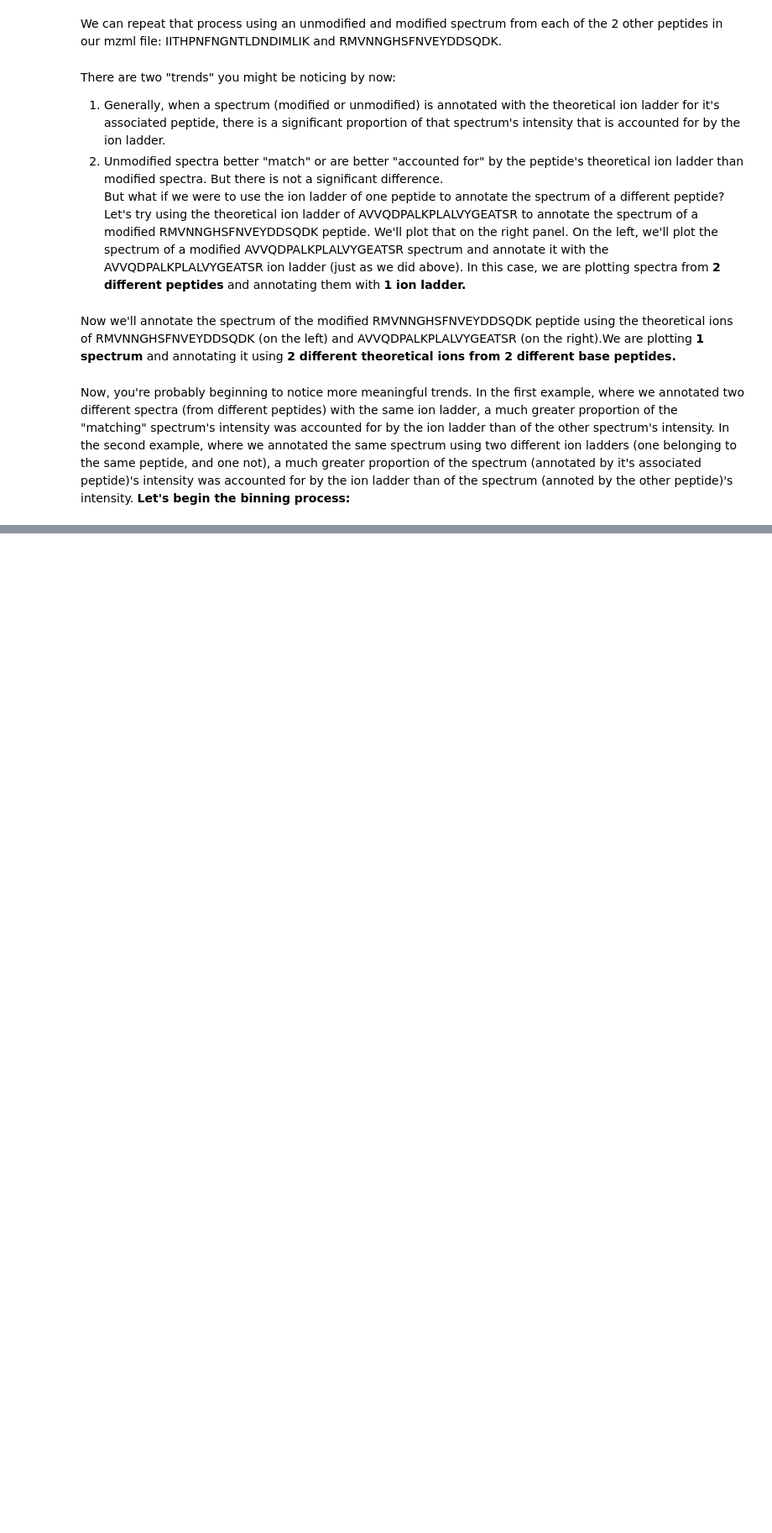
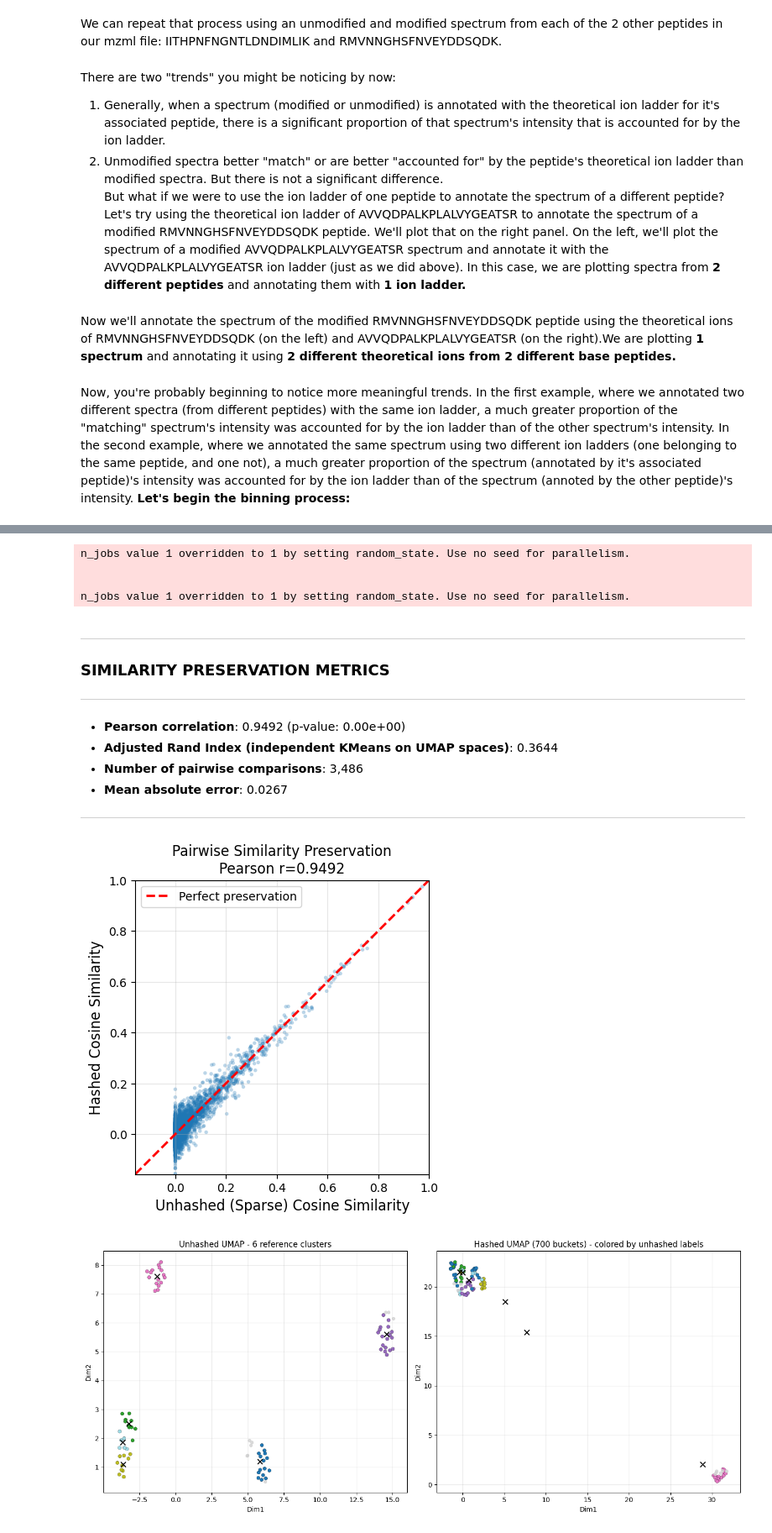
Before and after one commit to Alexander-Sol/MS_spectra_encoding, a Jupyter notebook: 02_Spectral_Hashing_and_OMS.ipynb, the cells around one changed output, grey strips where cells are left out. Shown at 84% size. Saved outputs shown, nothing was run; the diff lists cells and outputs as text; code cells hidden in the pictures; blank space fills up the shorter version.

```diff
--- a/02_Spectral_Hashing_and_OMS.ipynb
+++ b/02_Spectral_Hashing_and_OMS.ipynb
@@ -1344,3 +1344,5 @@ plot_MS2(hashed_spectrum, 'Scan 8090: Hashed Spectrum')
 <img src="Scan8090_Original.png" width="400" height="300">
 <img src="Scan8090_Binned.png" width="400" height="300">
 <img src="Scan8090_Hashed.png" width="400" height="300">
+# %%
+demo_mzml_path = "04-17-23_CA_Tryp_HCD_10min-calib.mzML"
@@ -1426,0 +1379,46 @@ n_jobs value 1 overridden to 1 by setting random_state. Use no seed for parallel
+# %%
+SHHWGYGK_spectra=[
+    2921, 2940, 3220, 3246, 3922, 4059, 4091
+]
+
+HNGPEHWHKDFPIANGER_Spectra= [
+    3770, 3811, 3826, 3960, 3997, 4162, 4165, 4185, 4197, 4494,
+    4507, 4595, 4597, 4643, 4710, 4727, 4949, 4950, 4961, 4963, 5097
+]
+
+LVQFHFHWGSSDDQGSEHTVDRK_Spectra = [
+    5211, 5225, 5231, 5241, 5248, 5286, 5465, 5996
+]
+
+QSPVDIDTK_Spectra = [
+    3551, 3819, 4068, 4127, 4293, 4293, 4366, 4477,
+    5155, 5171, 5340, 5480
+]
+
+RMVNNGHSFNVEYDDSQDK_Spectra = [
+    3325, 3340, 3452, 3483, 3612, 3758, 3809, 3834, 3835, 3837,
+    3864, 3914, 3925, 3982, 3990, 3992, 4010, 4018, 4022, 4023,
+    4086, 4217, 4262, 4510, 4686
+]
+
+MVNNGHSFNVEYDDSQDKAVLK_Spectra = [
+    4863, 4711, 4842, 457, 4683, 5124, 4544, 4772,
+    5044, 4693, 5356, 6438, 5668, 4690
+]
+
+# random_spectra = random.sample(range(2901, 6317), 50)
+
+
+# Combines list and removes duplicates
+Combined_spectra_list = [
+    x for x in set(SHHWGYGK_spectra + HNGPEHWHKDFPIANGER_Spectra + LVQFHFHWGSSDDQGSEHTVDRK_Spectra + QSPVDIDTK_Spectra + RMVNNGHSFNVEYDDSQDK_Spectra +
+                   MVNNGHSFNVEYDDSQDKAVLK_Spectra) if 2901 <= x <= 6317
+]
+
+prove_similarity_preservation_plots_and_statistics(
+    mzml_path=demo_mzml_path,
+    hash_buckets=800,
+    spectra_idx_to_compare=Combined_spectra_list,
+    k_means=6
+)
+# %% [output]
@@ -1426,0 +1429,15 @@ n_jobs value 1 overridden to 1 by setting random_state. Use no seed for parallel
+n_jobs value 1 overridden to 1 by setting random_state. Use no seed for parallelism.
+
+
+n_jobs value 1 overridden to 1 by setting random_state. Use no seed for parallelism.
+
+---
+### SIMILARITY PRESERVATION METRICS
+---
+- **Pearson correlation**:  0.9492 (p-value: 0.00e+00)
+- **Adjusted Rand Index (independent KMeans on UMAP spaces)**: 0.3644
+- **Number of pairwise comparisons**: 3,486
+- **Mean absolute error**: 0.0267
+---
+[figure, added]
+[figure, added]
```
Also changed, not shown: parts of 5 cells of this notebook, 1 other file.
